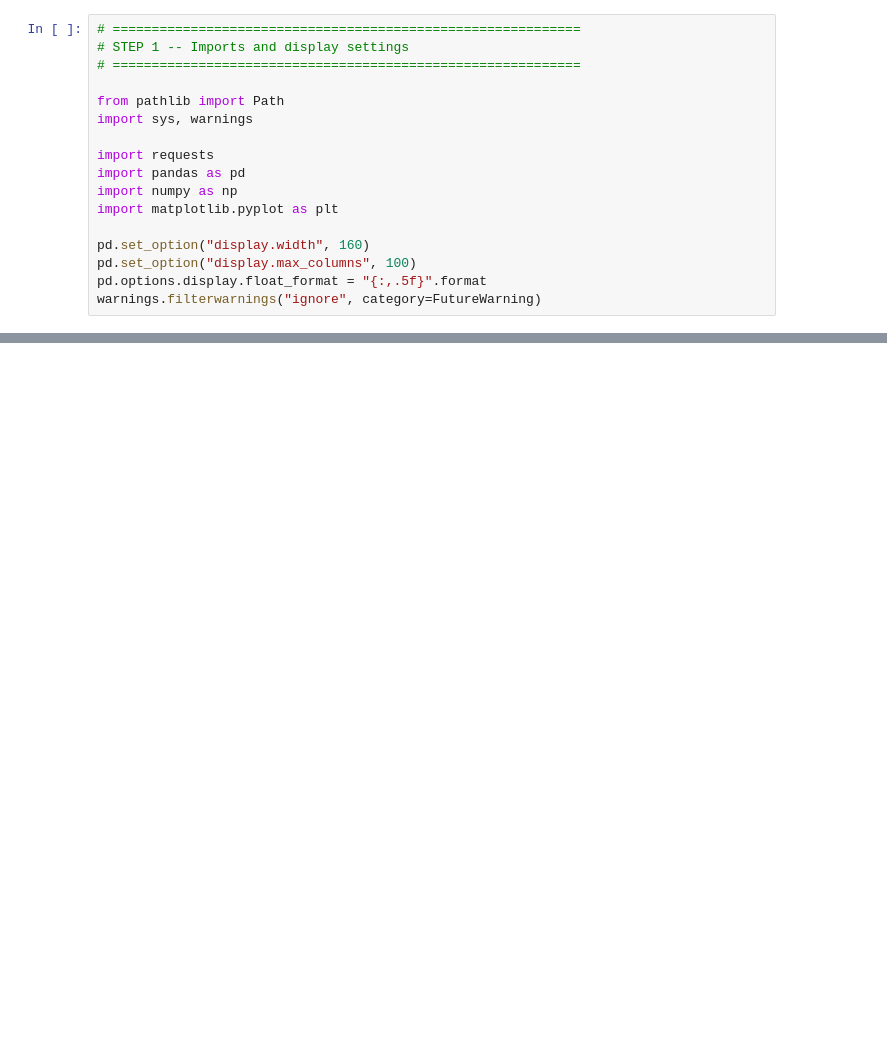
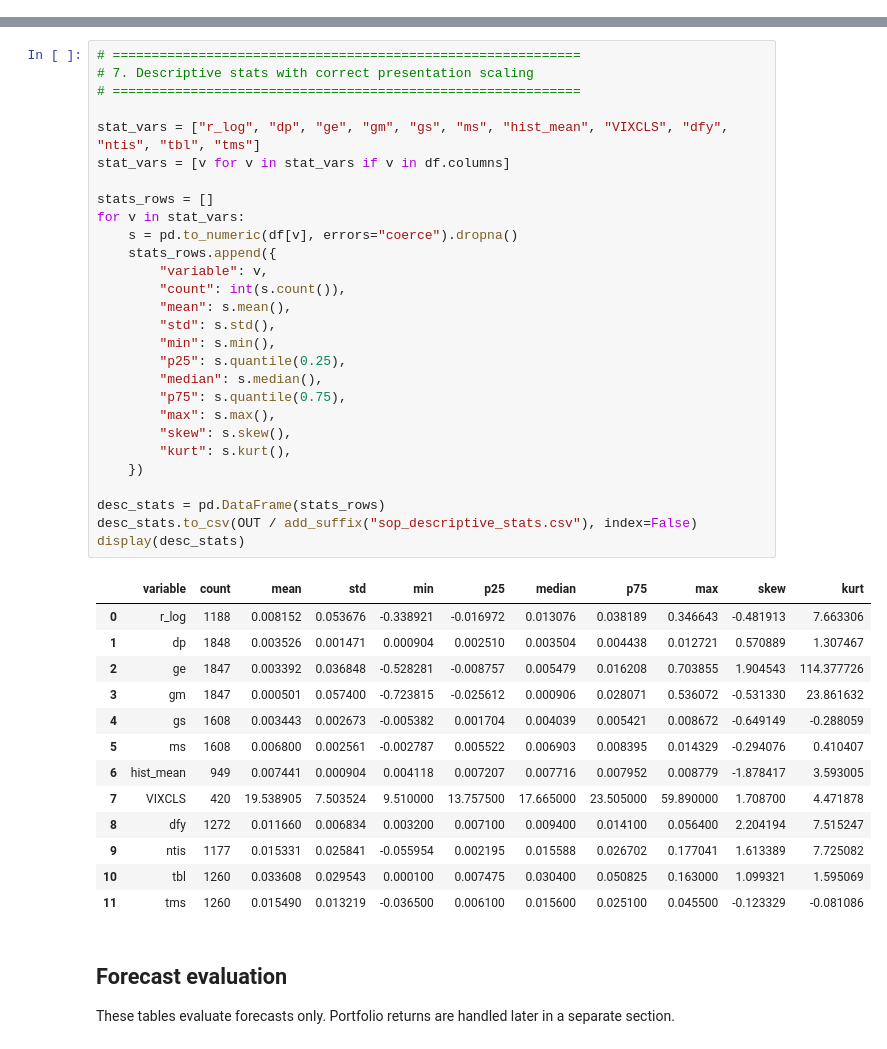
Before and after one commit to lucaskemper/SOP, a Jupyter notebook: SOP.ipynb, the cells around one changed output, grey strips where cells are left out. Drawn from its saved outputs; the diff is of its cells as text; blank space fills up the shorter version.

Commit message:
fixed data and results.

```diff
--- a/SOP.ipynb
+++ b/SOP.ipynb
@@ -29,17 +0,0 @@ FRED: True, Shiller: True
-# %%
-# ============================================================
-# STEP 1 -- Imports and display settings
-# ============================================================
-
-from pathlib import Path
-import sys, warnings
-
-import requests
-import pandas as pd
-import numpy as np
-import matplotlib.pyplot as plt
-
-pd.set_option("display.width", 160)
-pd.set_option("display.max_columns", 100)
-pd.options.display.float_format = "{:,.5f}".format
-warnings.filterwarnings("ignore", category=FutureWarning)
@@ -3511,0 +591,46 @@ No structural data issues found in the research files.
+# %%
+# ============================================================
+# 7. Descriptive stats with correct presentation scaling
+# ============================================================
+
+stat_vars = ["r_log", "dp", "ge", "gm", "gs", "ms", "hist_mean", "VIXCLS", "dfy", "ntis", "tbl", "tms"]
+stat_vars = [v for v in stat_vars if v in df.columns]
+
+stats_rows = []
+for v in stat_vars:
+    s = pd.to_numeric(df[v], errors="coerce").dropna()
+    stats_rows.append({
+        "variable": v,
+        "count": int(s.count()),
+        "mean": s.mean(),
+        "std": s.std(),
+        "min": s.min(),
+        "p25": s.quantile(0.25),
+        "median": s.median(),
+        "p75": s.quantile(0.75),
+        "max": s.max(),
+        "skew": s.skew(),
+        "kurt": s.kurt(),
+    })
+
+desc_stats = pd.DataFrame(stats_rows)
+desc_stats.to_csv(OUT / add_suffix("sop_descriptive_stats.csv"), index=False)
+display(desc_stats)
+# %% [output]
+|  | variable | count | mean | std | min | p25 | median | p75 | max | skew | kurt |
+| 0 | r_log | 1188 | 0.008152 | 0.053676 | -0.338921 | -0.016972 | 0.013076 | 0.038189 | 0.346643 | -0.481913 | 7.663306 |
+| 1 | dp | 1848 | 0.003526 | 0.001471 | 0.000904 | 0.002510 | 0.003504 | 0.004438 | 0.012721 | 0.570889 | 1.307467 |
+| 2 | ge | 1847 | 0.003392 | 0.036848 | -0.528281 | -0.008757 | 0.005479 | 0.016208 | 0.703855 | 1.904543 | 114.377726 |
+| 3 | gm | 1847 | 0.000501 | 0.057400 | -0.723815 | -0.025612 | 0.000906 | 0.028071 | 0.536072 | -0.531330 | 23.861632 |
+| 4 | gs | 1608 | 0.003443 | 0.002673 | -0.005382 | 0.001704 | 0.004039 | 0.005421 | 0.008672 | -0.649149 | -0.288059 |
+| 5 | ms | 1608 | 0.006800 | 0.002561 | -0.002787 | 0.005522 | 0.006903 | 0.008395 | 0.014329 | -0.294076 | 0.410407 |
+| 6 | hist_mean | 949 | 0.007441 | 0.000904 | 0.004118 | 0.007207 | 0.007716 | 0.007952 | 0.008779 | -1.878417 | 3.593005 |
+| 7 | VIXCLS | 420 | 19.538905 | 7.503524 | 9.510000 | 13.757500 | 17.665000 | 23.505000 | 59.890000 | 1.708700 | 4.471878 |
+| 8 | dfy | 1272 | 0.011660 | 0.006834 | 0.003200 | 0.007100 | 0.009400 | 0.014100 | 0.056400 | 2.204194 | 7.515247 |
+| 9 | ntis | 1177 | 0.015331 | 0.025841 | -0.055954 | 0.002195 | 0.015588 | 0.026702 | 0.177041 | 1.613389 | 7.725082 |
+| 10 | tbl | 1260 | 0.033608 | 0.029543 | 0.000100 | 0.007475 | 0.030400 | 0.050825 | 0.163000 | 1.099321 | 1.595069 |
+| 11 | tms | 1260 | 0.015490 | 0.013219 | -0.036500 | 0.006100 | 0.015600 | 0.025100 | 0.045500 | -0.123329 | -0.081086 |
+# %% [markdown]
+## Forecast evaluation
+
+These tables evaluate forecasts only. Portfolio returns are handled later in a separate section.
```
Also changed, not shown: parts of 67 cells of this notebook, 37 other files.
